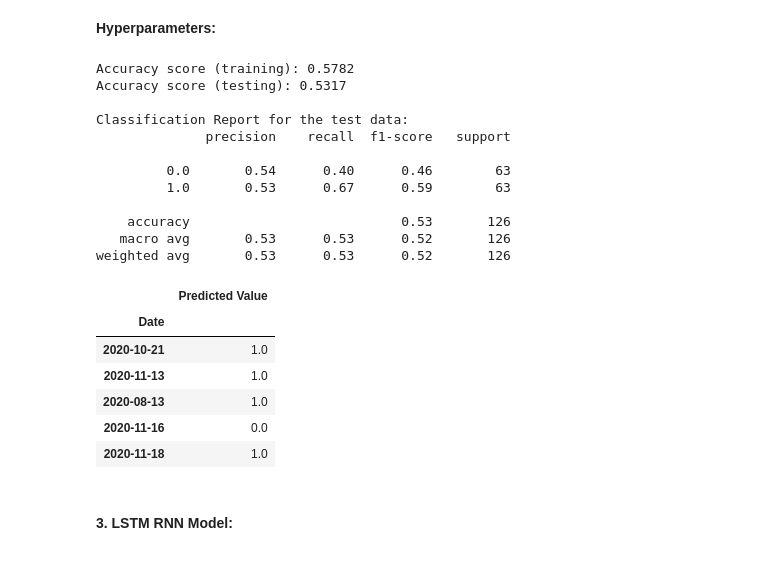
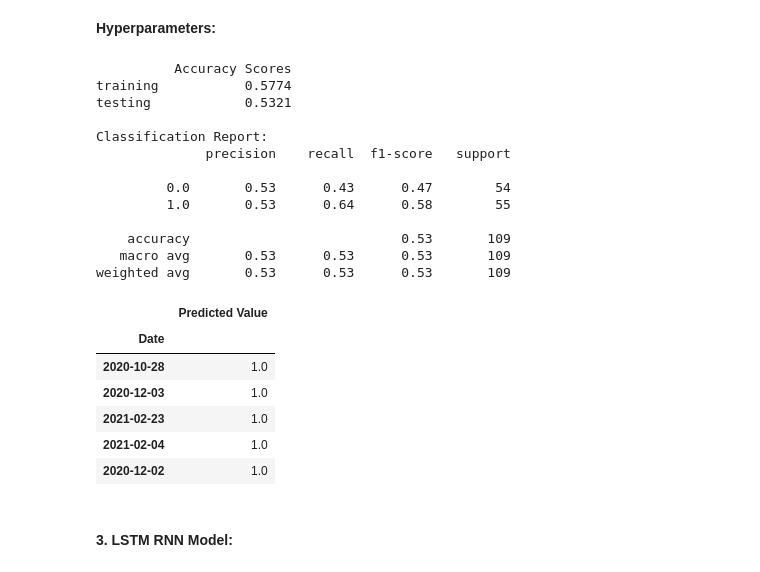
Before and after one commit to winstonpgao/Technical-Trading-Strategies-Using-Machine-Learning-and-Deep-Learning-Models, a Jupyter notebook: Project_Two_PART_2_ML_Training with sentiment.ipynb, the cells around one changed output. Drawn from its saved outputs; the diff is of its cells as text; code cells hidden in the pictures.

```diff
--- a/Project_Two_PART_2_ML_Training with sentiment.ipynb
+++ b/Project_Two_PART_2_ML_Training with sentiment.ipynb
@@ -102,10 +107,10 @@ return_signal_df_modified.head()
 def separate(return_signal_df_modified):
     '''
     thif func takes in return_signal_df_modified,
-    split the data into trian (75%) and test (25%),
+    split the data into trian (80%) and test (20%),
     return trian and test data sets for the X and dependent variables.
     '''
-    split = int(0.75 * len(return_signal_df_modified))
+    split = int(0.8 * len(return_signal_df_modified))
     # X Variable
     x_train = return_signal_df_modified[x_var_list][:split]
     x_test = return_signal_df_modified[x_var_list][split:]
@@ -154,21 +159,23 @@ x_test_reshape = x_test.values.reshape((x_test.shape[0], x_test.shape[1], 1))
 def analyse_model(model, predictions):
     '''
     this helper func takes in model, and predictions,
-    to print accuracy score for traning and testing,
-    to print the classification report for the test data,
-    return a result dataframe which contains actual vs. predicted y data.
+    create a dataframe to hold predicitons,
+    then calculate and transform the accuracy scores (traning & testing) to a dataframe,
+    then create a classsification_report,
+    return predicted result dataframe, the accuracy dataframe and classsification_report.
     '''
     # Assemble actual y data (Y_test) with predicted y data (from just above) into two columns in a dataframe:
     result = y_test.to_frame().drop(columns=["Positive Return"])
     result["Predicted Value"] = predictions
 
-    # Print performance metrics:
-    print("Accuracy score (training): {0:.4f}".format(accuracy_score(y_train, model.predict(x_train))))
-    print("Accuracy score (testing): {0:.4f}".format(accuracy_score(y_test, predictions)))
-    print(" ")
-    print("Classification Report for the test data:")
-    print(classification_report(y_test, predictions))
-    return result
+    # Create a new dataframe to hold accuracy scores for training and testing
+    training=round(accuracy_score(y_train, model.predict(x_train)),4)
+    testing=round(accuracy_score(y_test, predictions),4)
+    scores=pd.DataFrame({"Accuracy Scores":[training,testing]}, index=["training","testing"])
+    # Create a classsification_report
+    classsification_report = classification_report(y_test, predictions)
+
+    return result, scores, classsification_report
 # %%
 # Helper Function:
 def analyse_RNN_model(RNN_model, predictions):
@@ -242,7 +256,7 @@ weighted avg       0.53      0.53      0.53       126
 # %%
 # small learning rate means each tree learns a little from previous tree,
 # and learn more information from the new data.
-learning_rate=0.5
+learning_rate=0.8
 n_estimators=15
 max_depth=5
 # %%
@@ -265,28 +279,33 @@ def GradientBoost(x_train, y_train, x_test, y_test):
     return GB_model, GB_predictions
 # %%
 GB_model, GB_predictions = GradientBoost(x_train, y_train, x_test, y_test)
-GB_result = analyse_model(GB_model, GB_predictions)
-GB_result.sample(5)
+GB_result, GB_scores, GB_report = analyse_model(GB_model, GB_predictions)
+print(GB_scores)
+print("")
+print("Classification Report:")
+print(GB_report)
+display(GB_result.sample(5))
 # %% [output]
-Accuracy score (training): 0.5782
-Accuracy score (testing): 0.5317
+          Accuracy Scores
+training           0.5774
+testing            0.5321
 
-Classification Report for the test data:
+Classification Report:
               precision    recall  f1-score   support
 
-         0.0       0.54      0.40      0.46        63
-         1.0       0.53      0.67      0.59        63
+         0.0       0.53      0.43      0.47        54
+         1.0       0.53      0.64      0.58        55
 
-    accuracy                           0.53       126
-   macro avg       0.53      0.53      0.52       126
-weighted avg       0.53      0.53      0.52       126
+    accuracy                           0.53       109
+   macro avg       0.53      0.53      0.53       109
+weighted avg       0.53      0.53      0.53       109
 |  | Predicted Value |
 | Date |  |
-| 2020-10-21 | 1.0 |
-| 2020-11-13 | 1.0 |
-| 2020-08-13 | 1.0 |
-| 2020-11-16 | 0.0 |
-| 2020-11-18 | 1.0 |
+| 2020-10-28 | 1.0 |
+| 2020-12-03 | 1.0 |
+| 2021-02-23 | 1.0 |
+| 2021-02-04 | 1.0 |
+| 2020-12-02 | 1.0 |
 # %% [markdown]
 #### 3. LSTM RNN Model:
 # %% [markdown]
```
Also changed, not shown: parts of 17 cells of this notebook, 2 other files.
